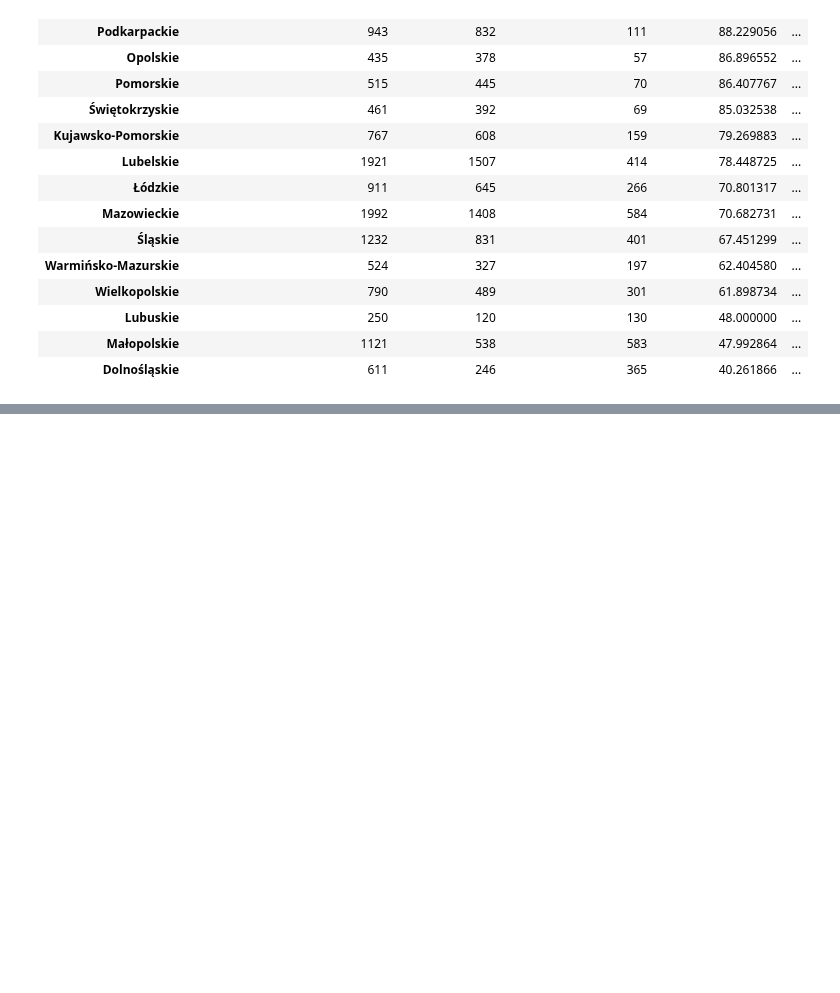
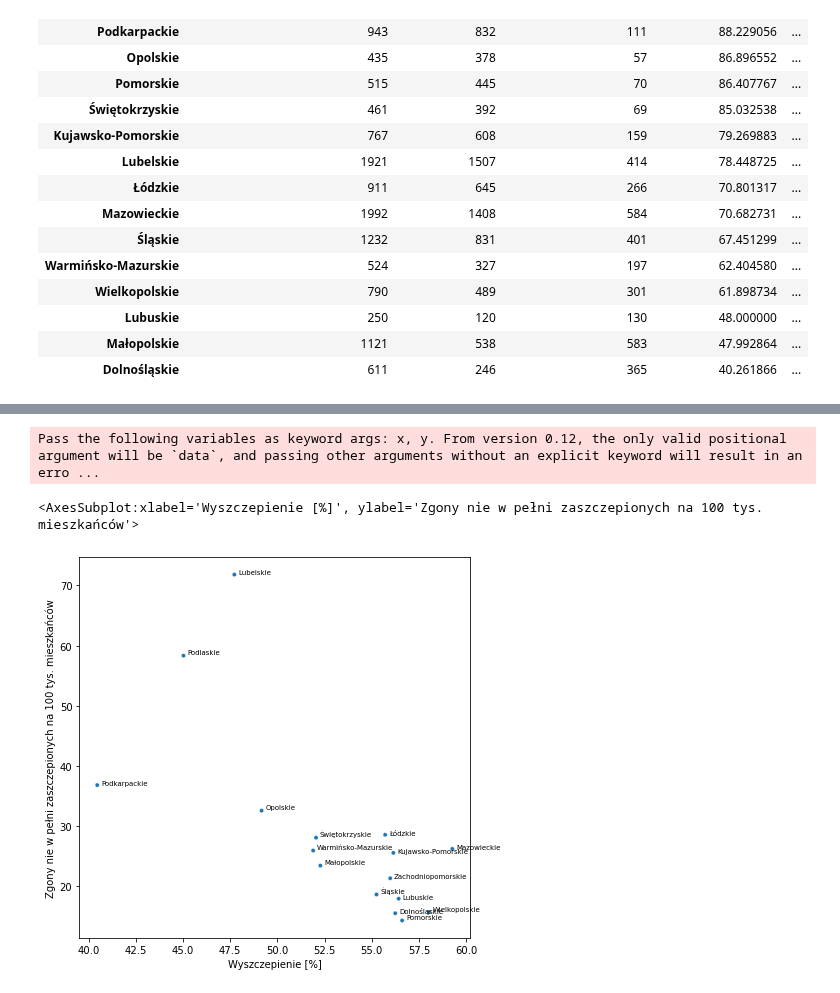
Before and after one commit to anuszka/govpl, a Jupyter notebook: basiw/basiw04.ipynb, the cells around one changed output, grey strips where cells are left out. Saved outputs shown, nothing was run; the diff lists cells and outputs as text; code cells hidden in the pictures; blank space fills up the shorter version.

Commit message:
Plots for report on deaths by vaccination status

```diff
--- a/basiw/basiw04.ipynb
+++ b/basiw/basiw04.ipynb
@@ -358,0 +544,46 @@ plot_df3(df,basiw.image_dir, 'zgony_wspol_procent_od2021-07-14.jpg')
+# %%
+from_date = datetime.date(2021,7,14)
+
+df = prepare_df(basiw.dfd, from_date)
+df['Wyszczepienie [%]'] = df['Województwo'].replace(dfv[ 'Wyszczepienie [%]'].to_dict())
+# display(df)
+plot_df4(from_date, df, basiw.image_dir)
+# %%
+# https://stackoverflow.com/questions/46027653/adding-labels-in-x-y-scatter-plot-with-seaborn
+
+import seaborn as sns
+import matplotlib.pyplot as plt
+
+def scatter_text(x, y, text_column, data, title, xlabel, ylabel):
+    """Scatter plot with country codes on the x y coordinates
+       Based on this answer: https://stackoverflow.com/a/54789170/2641825"""
+    # Create the scatter plot
+    p1 = sns.scatterplot(x, y, data=data, size = 8, legend=False)
+    # Add text besides each point
+    for line in range(0,data.shape[0]):
+         p1.text(data[x][line]+0.2, data[y][line]+0.2*(-((line+1)%2 -1)),
+                 data[text_column][line], horizontalalignment='left',
+                 fontsize=7, color='black')
+    # Set title and axis labels
+    plt.title(title)
+    plt.xlabel(xlabel)
+    plt.ylabel(ylabel)
+    return p1
+# %%
+
+nie = 'Zgony nie w pełni zaszczepionych na 100 tys. mieszkańców'
+tak = 'Zgony w pełni zaszczepionych na 100 tys. mieszkańców'
+vac = 'Wyszczepienie [%]'
+
+# sns.scatterplot(x=nie, y=vac, data=df);
+
+plt.figure(figsize=(7,7))
+scatter_text(vac,nie, 'Województwo',
+             data = df,
+             title = '',
+             xlabel = vac,
+             ylabel = nie)
+# %% [output]
+Pass the following variables as keyword args: x, y. From version 0.12, the only valid positional argument will be `data`, and passing other arguments without an explicit keyword will result in an erro ...
+<AxesSubplot:xlabel='Wyszczepienie [%]', ylabel='Zgony nie w pełni zaszczepionych na 100 tys. mieszkańców'>
+[figure, added]
```
Also changed, not shown: parts of 21 cells of this notebook, 1 other file.
